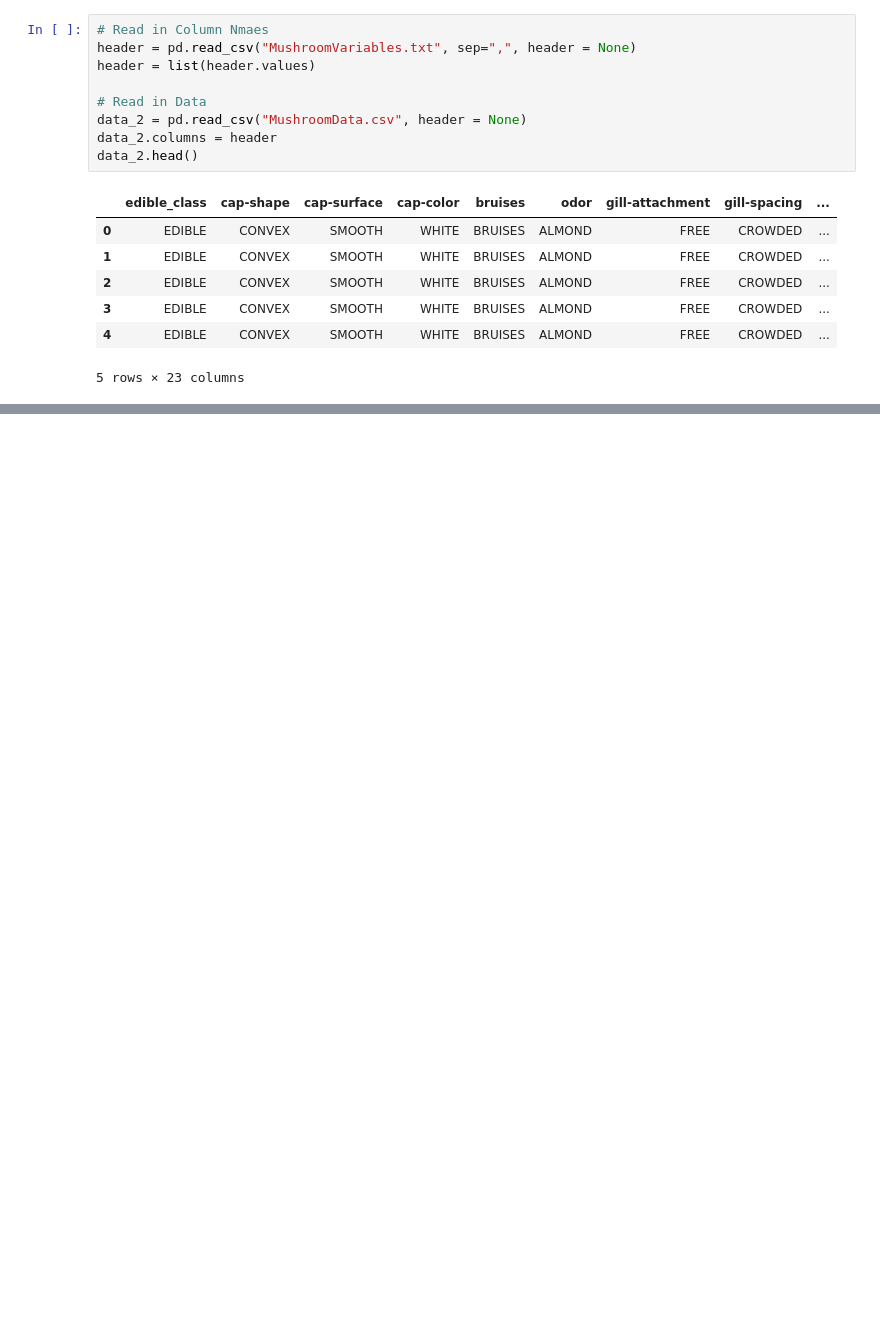
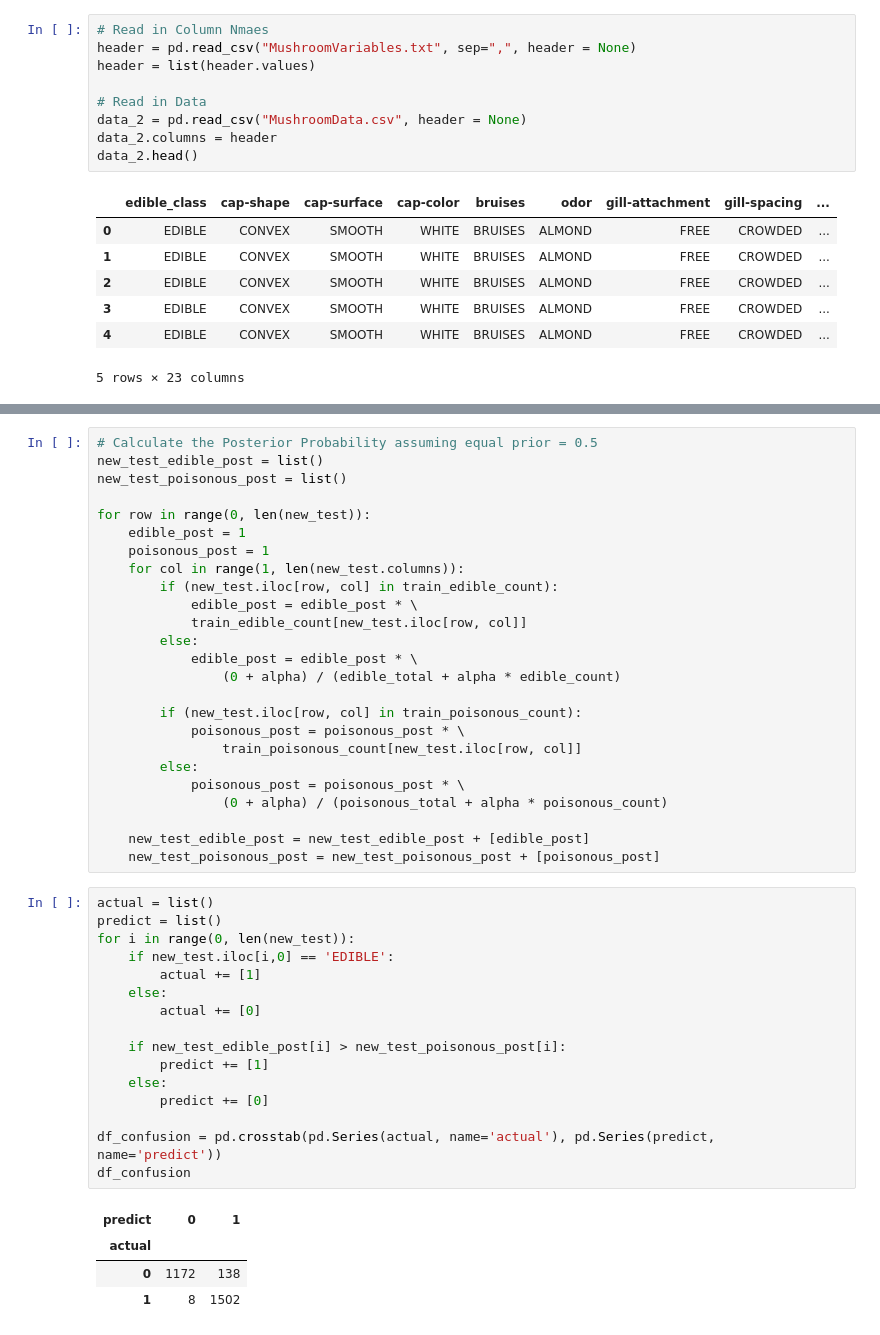
Before and after one commit to congxinxu0116/UVA, a Jupyter notebook: DS 6014/Homework 2 Bayes Optimal Classifier.ipynb, the cells around one changed output, grey strips where cells are left out. Cells and saved outputs as stored; diff of their text form; blank space fills up the shorter version.

```diff
--- a/DS 6014/Homework 2 Bayes Optimal Classifier.ipynb
+++ b/DS 6014/Homework 2 Bayes Optimal Classifier.ipynb
@@ -433,0 +576,46 @@ data_2.head()
+# %%
+# Calculate the Posterior Probability assuming equal prior = 0.5
+new_test_edible_post = list()
+new_test_poisonous_post = list()
+
+for row in range(0, len(new_test)):
+    edible_post = 1
+    poisonous_post = 1
+    for col in range(1, len(new_test.columns)):
+        if (new_test.iloc[row, col] in train_edible_count):
+            edible_post = edible_post * \
+            train_edible_count[new_test.iloc[row, col]]
+        else:
+            edible_post = edible_post * \
+                (0 + alpha) / (edible_total + alpha * edible_count)
+
+        if (new_test.iloc[row, col] in train_poisonous_count):
+            poisonous_post = poisonous_post * \
+                train_poisonous_count[new_test.iloc[row, col]]
+        else:
+            poisonous_post = poisonous_post * \
+                (0 + alpha) / (poisonous_total + alpha * poisonous_count)
+
+    new_test_edible_post = new_test_edible_post + [edible_post]
+    new_test_poisonous_post = new_test_poisonous_post + [poisonous_post]
+# %%
+actual = list()
+predict = list()
+for i in range(0, len(new_test)):
+    if new_test.iloc[i,0] == 'EDIBLE':
+        actual += [1]
+    else:
+        actual += [0]
+
+    if new_test_edible_post[i] > new_test_poisonous_post[i]:
+        predict += [1]
+    else:
+        predict += [0]
+
+df_confusion = pd.crosstab(pd.Series(actual, name='actual'), pd.Series(predict, name='predict'))
+df_confusion
+# %% [output]
+| predict | 0 | 1 |
+| actual |  |  |
+| 0 | 1172 | 138 |
+| 1 | 8 | 1502 |
```
Also changed, not shown: parts of 11 cells of this notebook, 1 other file.
